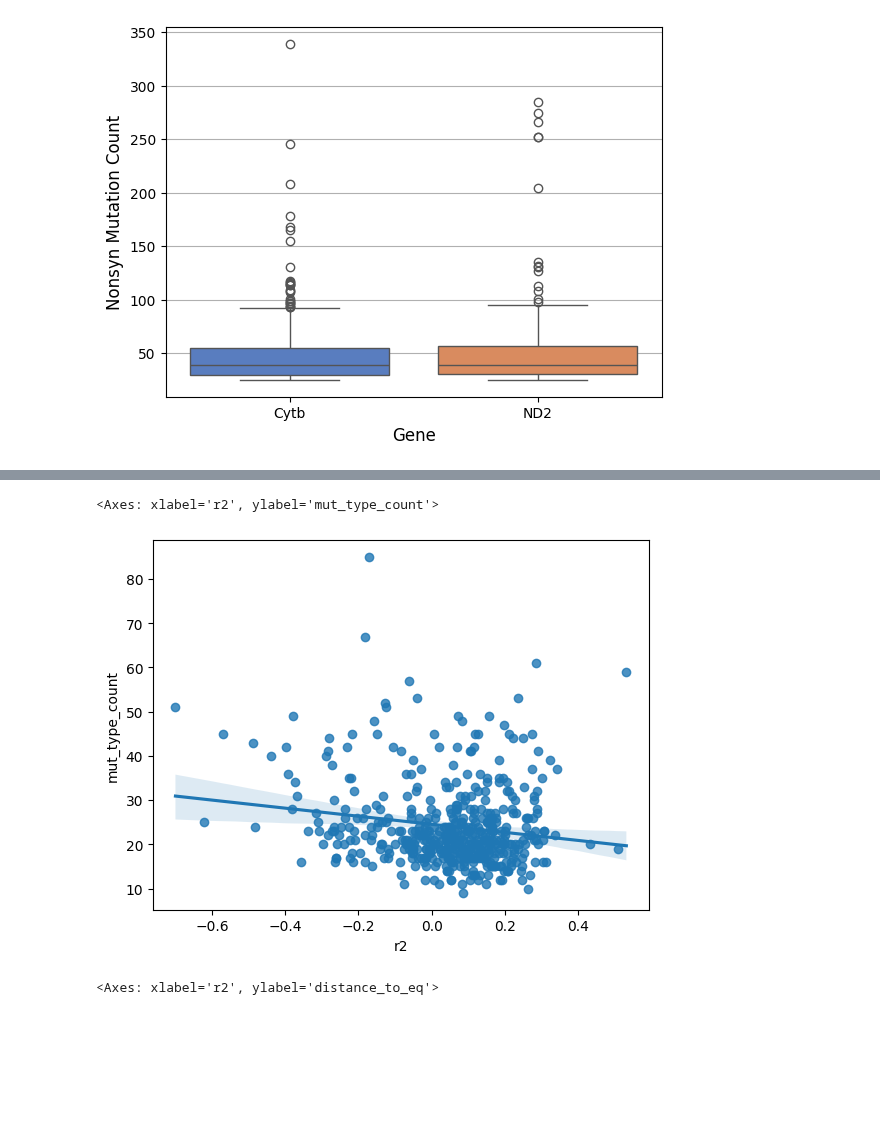
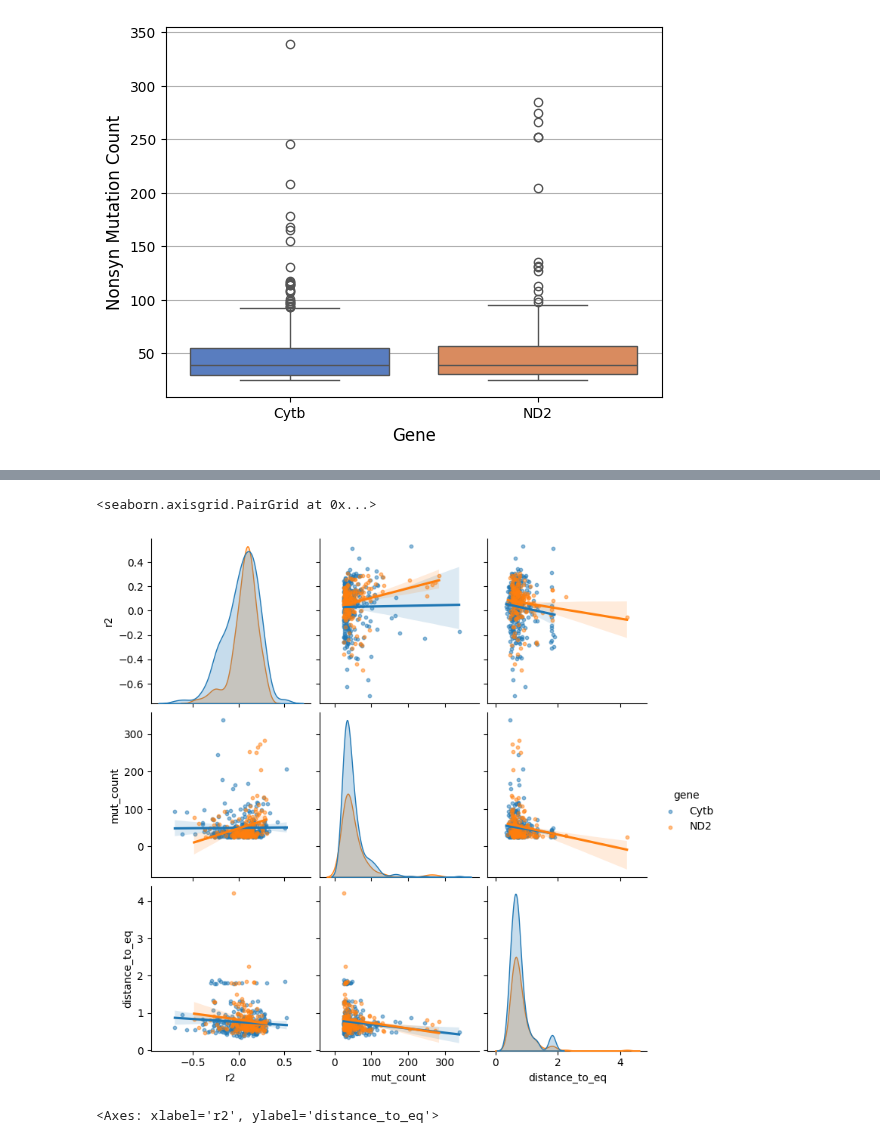
Before and after one commit to mitoclub/AminoAcidShift, a Jupyter notebook: vert_species_fit.ipynb, the cells around one changed output, grey strips where cells are left out. Cells and saved outputs as stored; diff of their text form; code cells hidden in the pictures; blank space fills up the shorter version.

```diff
--- a/vert_species_fit.ipynb
+++ b/vert_species_fit.ipynb
@@ -208,8 +203,9 @@ metrics_df.mut_type_count.hist()
-# %%
-sns.regplot(data=metrics_df, x='r2', y='mut_type_count')
-# %% [output]
-<Axes: xlabel='r2', ylabel='mut_type_count'>
-[figure, removed]
+# %%
+sns.pairplot(metrics_df[cols].reset_index(), hue='gene', kind='reg',
+             plot_kws={'scatter_kws': {'alpha': 0.5, 's': 10}})
+# %% [output]
+<seaborn.axisgrid.PairGrid at 0x...>
+[figure, added]
 # %%
 max_d = metrics_df['distance_to_eq'].quantile(0.99)
 # %%
```
Also changed, not shown: parts of 3 cells of this notebook.
